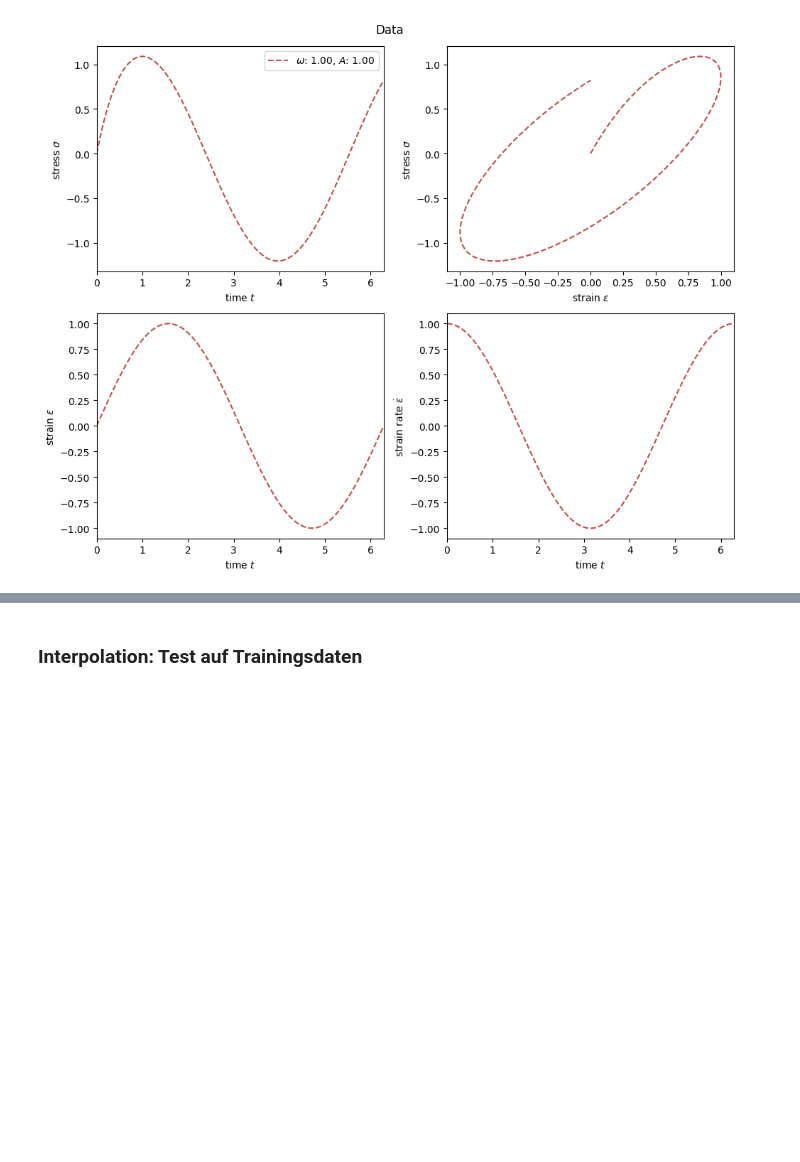
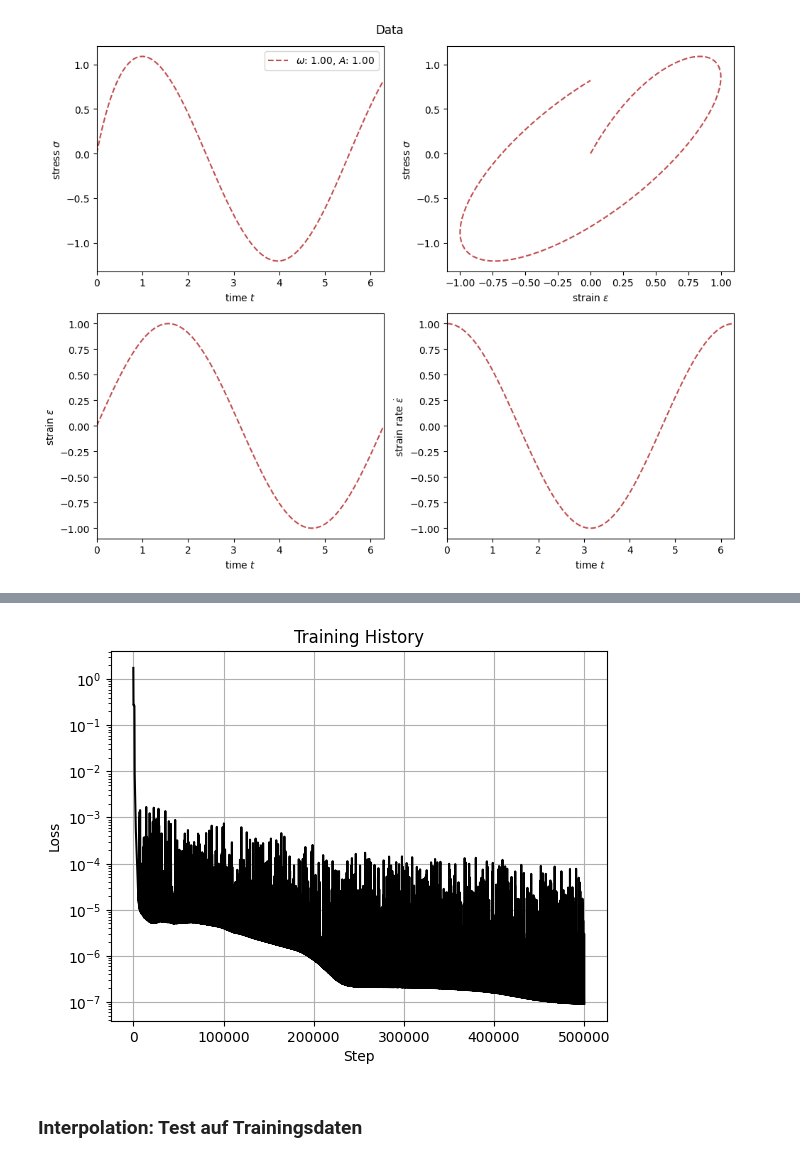
Before and after one commit to Lukas-F-1/ML-Tutorial-WS25_26, a Jupyter notebook: viscoelasticity/main.ipynb, the cells around one changed output, grey strips where cells are left out. Cells and saved outputs as stored; diff of their text form; code cells hidden in the pictures; blank space fills up the shorter version.

```diff
--- a/viscoelasticity/main.ipynb
+++ b/viscoelasticity/main.ipynb
@@ -76,9 +76,10 @@ model_rnn, history_rnn = klax.fit(
     model_rnn,
     ((eps_cal, dts_cal), sig_cal),
     batch_axis=0,
-    steps=1000,
+    steps=500000,
     history=klax.HistoryCallback(log_every=100),
     key=keys[1],
 )
 
 history_rnn.plot()
+# %% [output]
@@ -85,3 +103,4 @@ history_rnn.plot()
+[figure, added]
 # %%
 model_rnn_ = klax.finalize(model_rnn)
 # %% [markdown]
```
Also changed, not shown: parts of 8 cells of this notebook, 6 other files.
